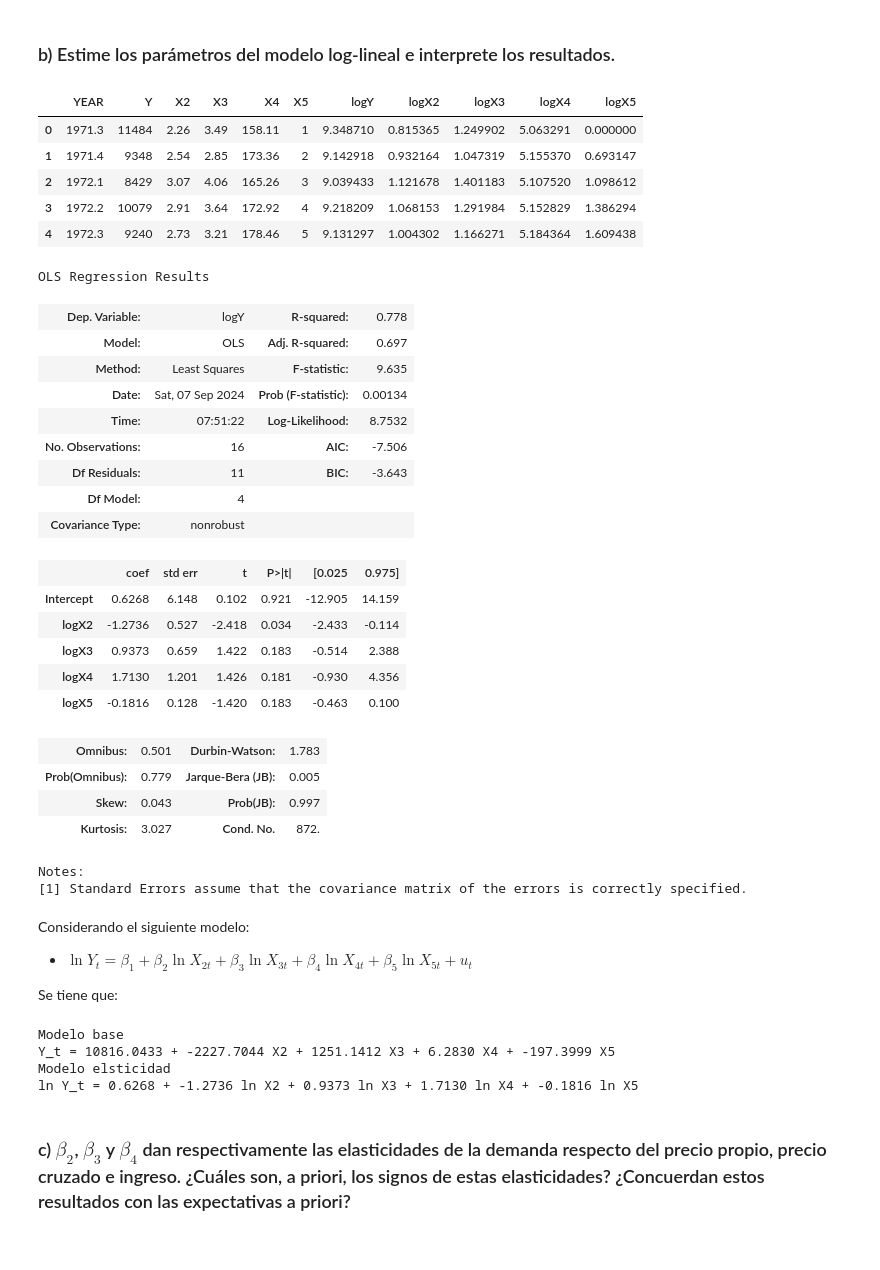
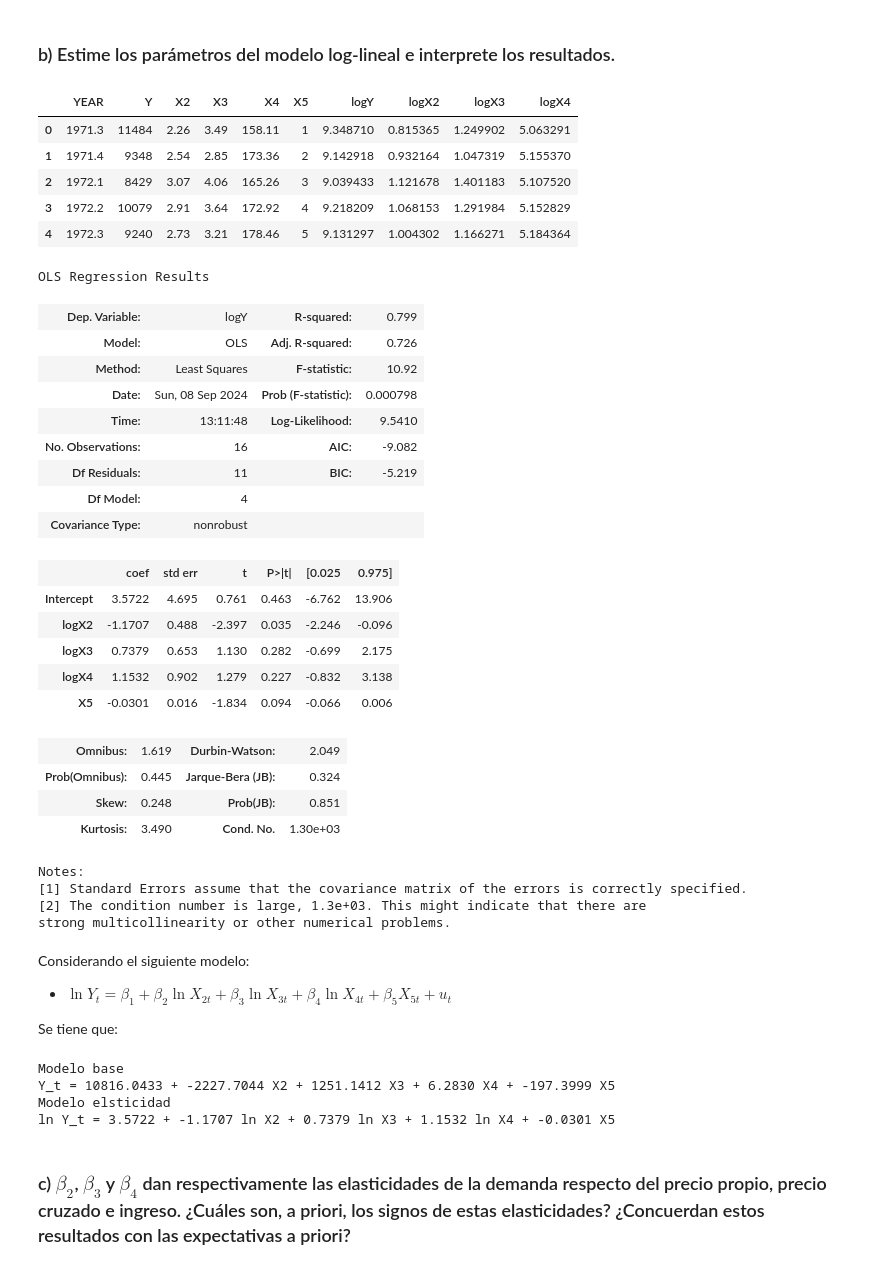
Before and after one commit to Anonymate054/MCD-Econometrics, a Jupyter notebook: notebooks/homeworks/0.0-leng-HW06.ipynb, the cells around one changed output. Saved outputs shown, nothing was run; the diff lists cells and outputs as text; code cells hidden in the pictures.

```diff
--- a/notebooks/homeworks/0.0-leng-HW06.ipynb
+++ b/notebooks/homeworks/0.0-leng-HW06.ipynb
@@ -334,21 +334,20 @@ strong multicollinearity or other numerical problems.
 # %%
 df2["logY"] = np.log(df2["Y"])
 df2["logX2"] = np.log(df2["X2"])
 df2["logX3"] = np.log(df2["X3"])
 df2["logX4"] = np.log(df2["X4"])
-df2["logX5"] = np.log(df2["X5"])
 df2.head()
 # %% [output]
-|  | YEAR | Y | X2 | X3 | X4 | X5 | logY | logX2 | logX3 | logX4 | logX5 |
-| 0 | 1971.3 | 11484 | 2.26 | 3.49 | 158.11 | 1 | 9.348710 | 0.815365 | 1.249902 | 5.063291 | 0.000000 |
-| 1 | 1971.4 | 9348 | 2.54 | 2.85 | 173.36 | 2 | 9.142918 | 0.932164 | 1.047319 | 5.155370 | 0.693147 |
-| 2 | 1972.1 | 8429 | 3.07 | 4.06 | 165.26 | 3 | 9.039433 | 1.121678 | 1.401183 | 5.107520 | 1.098612 |
-| 3 | 1972.2 | 10079 | 2.91 | 3.64 | 172.92 | 4 | 9.218209 | 1.068153 | 1.291984 | 5.152829 | 1.386294 |
-| 4 | 1972.3 | 9240 | 2.73 | 3.21 | 178.46 | 5 | 9.131297 | 1.004302 | 1.166271 | 5.184364 | 1.609438 |
+|  | YEAR | Y | X2 | X3 | X4 | X5 | logY | logX2 | logX3 | logX4 |
+| 0 | 1971.3 | 11484 | 2.26 | 3.49 | 158.11 | 1 | 9.348710 | 0.815365 | 1.249902 | 5.063291 |
+| 1 | 1971.4 | 9348 | 2.54 | 2.85 | 173.36 | 2 | 9.142918 | 0.932164 | 1.047319 | 5.155370 |
+| 2 | 1972.1 | 8429 | 3.07 | 4.06 | 165.26 | 3 | 9.039433 | 1.121678 | 1.401183 | 5.107520 |
+| 3 | 1972.2 | 10079 | 2.91 | 3.64 | 172.92 | 4 | 9.218209 | 1.068153 | 1.291984 | 5.152829 |
+| 4 | 1972.3 | 9240 | 2.73 | 3.21 | 178.46 | 5 | 9.131297 | 1.004302 | 1.166271 | 5.184364 |
 # %%
 model_df2_02= (
     smf.ols(
-        formula='logY~logX2+logX3+logX4+logX5',
+        formula='logY~logX2+logX3+logX4+X5',
         data=df2
     )
     .fit()
@@ -356,43 +355,45 @@ model_df2_02= (
 model_df2_02.summary()
 # %% [output]
 OLS Regression Results
-| Dep. Variable: | logY | R-squared: | 0.778 |
-| Model: | OLS | Adj. R-squared: | 0.697 |
-| Method: | Least Squares | F-statistic: | 9.635 |
-| Date: | Sat, 07 Sep 2024 | Prob (F-statistic): | 0.00134 |
-| Time: | 07:51:22 | Log-Likelihood: | 8.7532 |
-| No. Observations: | 16 | AIC: | -7.506 |
-| Df Residuals: | 11 | BIC: | -3.643 |
+| Dep. Variable: | logY | R-squared: | 0.799 |
+| Model: | OLS | Adj. R-squared: | 0.726 |
+| Method: | Least Squares | F-statistic: | 10.92 |
+| Date: | Sun, 08 Sep 2024 | Prob (F-statistic): | 0.000798 |
+| Time: | 13:11:48 | Log-Likelihood: | 9.5410 |
+| No. Observations: | 16 | AIC: | -9.082 |
+| Df Residuals: | 11 | BIC: | -5.219 |
 | Df Model: | 4 |  |  |
 | Covariance Type: | nonrobust |  |  |
 |  | coef | std err | t | P>|t| | [0.025 | 0.975] |
-| Intercept | 0.6268 | 6.148 | 0.102 | 0.921 | -12.905 | 14.159 |
-| logX2 | -1.2736 | 0.527 | -2.418 | 0.034 | -2.433 | -0.114 |
-| logX3 | 0.9373 | 0.659 | 1.422 | 0.183 | -0.514 | 2.388 |
-| logX4 | 1.7130 | 1.201 | 1.426 | 0.181 | -0.930 | 4.356 |
-| logX5 | -0.1816 | 0.128 | -1.420 | 0.183 | -0.463 | 0.100 |
+| Intercept | 3.5722 | 4.695 | 0.761 | 0.463 | -6.762 | 13.906 |
+| logX2 | -1.1707 | 0.488 | -2.397 | 0.035 | -2.246 | -0.096 |
+| logX3 | 0.7379 | 0.653 | 1.130 | 0.282 | -0.699 | 2.175 |
+| logX4 | 1.1532 | 0.902 | 1.279 | 0.227 | -0.832 | 3.138 |
+| X5 | -0.0301 | 0.016 | -1.834 | 0.094 | -0.066 | 0.006 |
-| Omnibus: | 0.501 | Durbin-Watson: | 1.783 |
-| Prob(Omnibus): | 0.779 | Jarque-Bera (JB): | 0.005 |
-| Skew: | 0.043 | Prob(JB): | 0.997 |
-| Kurtosis: | 3.027 | Cond. No. | 872. |
+| Omnibus: | 1.619 | Durbin-Watson: | 2.049 |
+| Prob(Omnibus): | 0.445 | Jarque-Bera (JB): | 0.324 |
+| Skew: | 0.248 | Prob(JB): | 0.851 |
+| Kurtosis: | 3.490 | Cond. No. | 1.30e+03 |
 Notes:
 [1] Standard Errors assume that the covariance matrix of the errors is correctly specified.
+[2] The condition number is large, 1.3e+03. This might indicate that there are
+strong multicollinearity or other numerical problems.
 # %% [markdown]
 Considerando el siguiente modelo:
 
-- $ \ln Y_t = \beta_1 + \beta_2 \ln X_{2t} + \beta_3 \ln X_{3t} + \beta_4 \ln X_{4t} + \beta_5 \ln X_{5t} + u_t $
+- $ \ln Y_t = \beta_1 + \beta_2 \ln X_{2t} + \beta_3 \ln X_{3t} + \beta_4 \ln X_{4t} + \beta_5 X_{5t} + u_t $
 
 Se tiene que:
 # %%
 print("Modelo base")
 print(f"Y_t = {model_df2_01.params['Intercept']:.4f} + {model_df2_01.params['X2']:.4f} X2 + {model_df2_01.params['X3']:.4f} X3 + {model_df2_01.params['X4']:.4f} X4 + {model_df2_01.params['X5']:.4f} X5")
 print("Modelo elsticidad")
-print(f"ln Y_t = {model_df2_02.params['Intercept']:.4f} + {model_df2_02.params['logX2']:.4f} ln X2 + {model_df2_02.params['logX3']:.4f} ln X3 + {model_df2_02.params['logX4']:.4f} ln X4 + {model_df2_02.params['logX5']:.4f} ln X5")
+print(f"ln Y_t = {model_df2_02.params['Intercept']:.4f} + {model_df2_02.params['logX2']:.4f} ln X2 + {model_df2_02.params['logX3']:.4f} ln X3 + {model_df2_02.params['logX4']:.4f} ln X4 + {model_df2_02.params['X5']:.4f} X5")
 # %% [output]
 Modelo base
 Y_t = 10816.0433 + -2227.7044 X2 + 1251.1412 X3 + 6.2830 X4 + -197.3999 X5
 Modelo elsticidad
-ln Y_t = 0.6268 + -1.2736 ln X2 + 0.9373 ln X3 + 1.7130 ln X4 + -0.1816 ln X5
+ln Y_t = 3.5722 + -1.1707 ln X2 + 0.7379 ln X3 + 1.1532 ln X4 + -0.0301 X5
 # %% [markdown]
 ### c) $ \beta_2 $, $ \beta_3 $ y $ \beta_4 $ dan respectivamente las elasticidades de la demanda respecto del precio propio, precio cruzado e ingreso. ¿Cuáles son, a priori, los signos de estas elasticidades? ¿Concuerdan estos resultados con las expectativas a priori?
 # %% [markdown]
```
Also changed, not shown: parts of 9 cells of this notebook.
